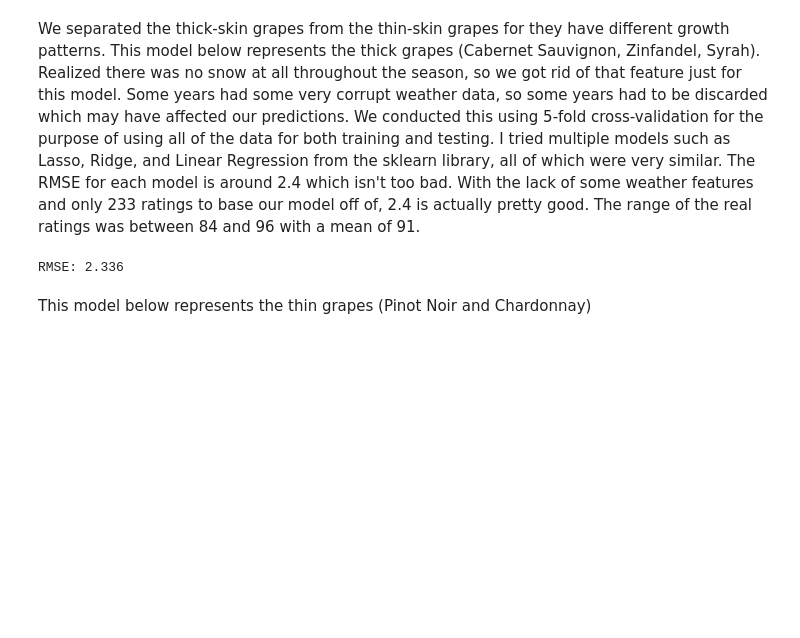
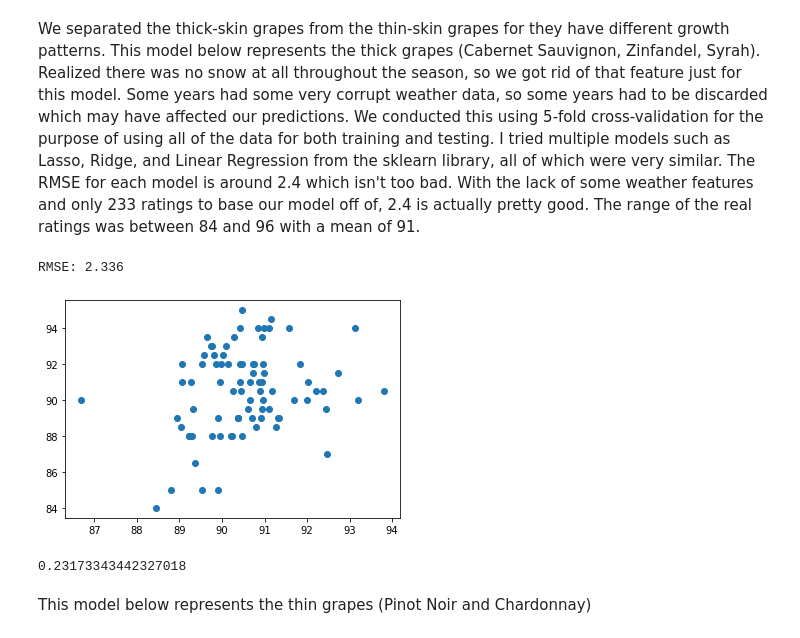
Before and after one commit to Rob-Schuetz/WineAI, a Jupyter notebook: notebooks/nathan.ipynb, the cells around one changed output. Drawn from its saved outputs; the diff is of its cells as text; code cells hidden in the pictures; blank space fills up the shorter version.

```diff
--- a/notebooks/nathan.ipynb
+++ b/notebooks/nathan.ipynb
@@ -12,7 +8,7 @@ from sklearn.linear_model import LinearRegression, Lasso, Ridge
 from sklearn.model_selection import train_test_split, cross_val_predict
 from sklearn.metrics import mean_squared_error
 # %%
-df = pd.read_csv('/content/drive/MyDrive/NN/files/data/wine_data_final.csv')
+df = pd.read_csv('../data/wine_data_final.csv')
 # %% [markdown]
 We separated the thick-skin grapes from the thin-skin grapes for they have different growth patterns. This model below represents the thick grapes (Cabernet Sauvignon, Zinfandel, Syrah). Realized there was no snow at all throughout the season, so we got rid of that feature just for this model. Some years had some very corrupt weather data, so some years had to be discarded which may have affected our predictions. We conducted this using 5-fold cross-validation for the purpose of using all of the data for both training and testing. I tried multiple models such as Lasso, Ridge, and Linear Regression from the sklearn library, all of which were very similar. The RMSE for each model is around 2.4 which isn't too bad. With the lack of some weather features and only 233 ratings to base our model off of, 2.4 is actually pretty good. The range of the real ratings was between 84 and 96 with a mean of 91.
 # %%
@@ -20,7 +16,7 @@ df_0 = df[df['skin'] == 0] # 96
 df_avg_0 = pd.DataFrame(columns = ['tavg','tmin','tmax','prcp','snow','wspd','pres','quality'])
 j = 0
 for i, rows in df_0.iterrows():
-  weather = pd.read_csv('/content/drive/MyDrive/NN/files/data/complete_weather/' + df_0['file'][i])
+  weather = pd.read_csv('../data/complete_weather/' + df_0['file'][i])
   df_avg_0 = df_avg_0.append(weather.mean(), ignore_index=True)
   df_avg_0['quality'][j] = df_0['quality'][i]
   j += 1
@@ -38,6 +34,16 @@ y_pred_0 = cross_val_predict(model, x_0, y_0, cv = 5)
 print("RMSE: %.3f" % np.sqrt(mean_squared_error(y_0, y_pred_0)))
 # %% [output]
 RMSE: 2.336
+# %%
+plt.scatter(y_pred_0, y_0)
+plt.show()
+# %% [output]
+[figure, added]
+# %%
+tck_corr, _ =  pearsonr(y_pred_0, y_0)
+tck_corr
+# %% [output]
+0.23173343442327018
 # %% [markdown]
 This model below represents the thin grapes (Pinot Noir and Chardonnay)
 # %%
```
Also changed, not shown: parts of 16 cells of this notebook, 5 other files.
